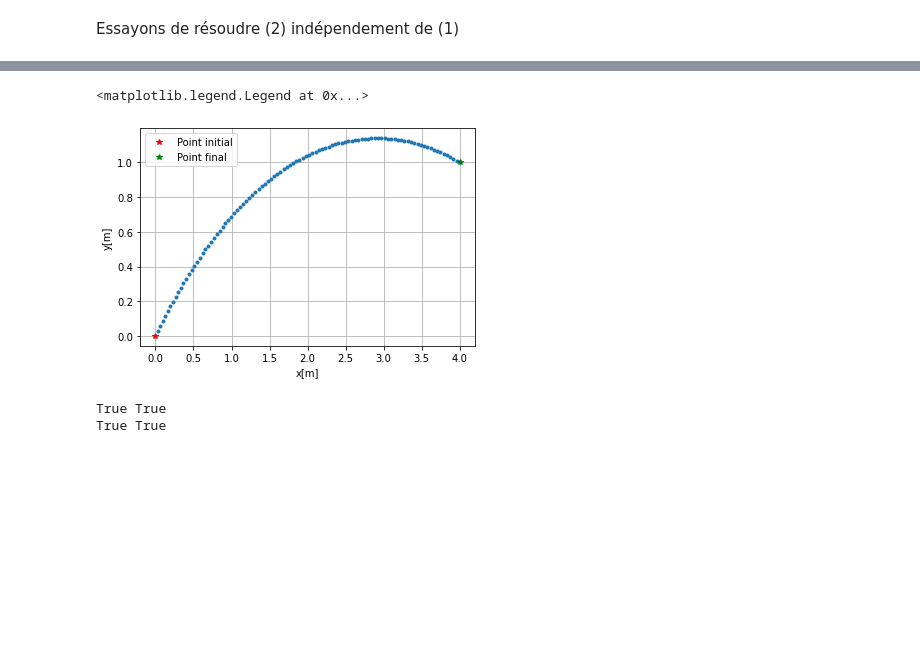
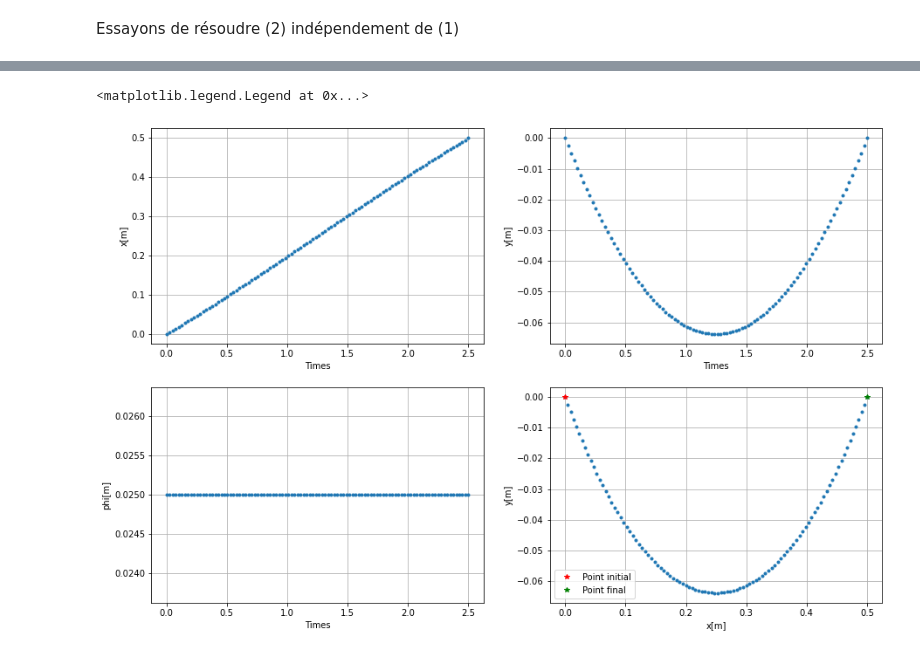
Before and after one commit to Zasfour/Locomotion-humain, a Jupyter notebook: Etude_de_la_locomotion_humaine.ipynb.ipynb, the cells around one changed output, grey strips where cells are left out. Cells and saved outputs as stored; diff of their text form; code cells hidden in the pictures; blank space fills up the shorter version.

```diff
--- a/Etude_de_la_locomotion_humaine.ipynb.ipynb
+++ b/Etude_de_la_locomotion_humaine.ipynb.ipynb
@@ -64,8 +67,10 @@ s.c \ &  \forall i \in \{1,...,n \}  \\
 Essayons de résoudre (2) indépendement de (1)
 # %%
 n = 100
-T = 0.05
+T = 2.5
 taux = T/n
+
+Times = np.linspace(0, T, n)
 # %%
 ## selon le rapport
 
@@ -101,5 +106,7 @@ u3 = SX.sym('u3', n )         ## accélération de v2
 # %%
 f= Function('f',[x],[x[1:]])
+# %%
+phi = Function ('phi', [u1,u2,u3], [(taux)*(alfa0+ alfa1*dot(u1,u1)+alfa2*dot(u2,u2)+ alfa3*dot(u3,u3))])
 # %%
 opti = casadi.Opti()   # cette fonction nous permet de trouver la solution de problème
 
@@ -166,4 +173,8 @@ Total number of inequality constraints...............:        0
 # %%
 X = sol.value(x)
 Y = sol.value(y)
-sol.value(teta)
+U1 = sol.value(u1)
+U2 = sol.value(u2)
+U3 = sol.value(u3)
+
+#sol.value(teta)
@@ -191,20 +181,38 @@ array([41.        , 40.98989899, 40.97979798, 40.96969697, 40.95959596,
-# %%
-plt.plot (X,Y , '.')
-
-plt.plot(x0,y0, '*', label = 'Point initial', color = 'red')
-plt.plot(xf,yf, '*', label = 'Point final', color = 'green')
-
-plt.xlabel('x[m]')
-plt.ylabel('y[m]')
-plt.grid(True)
-
-plt.legend()
-# %% [output]
-<matplotlib.legend.Legend at 0x...>
-[figure, removed]
-# %%
-print(x0 == X[0], xf == X[-1])
-print(y0 == Y[0], yf == Y[-1])
-# %% [output]
-True True
-True True
+# %%
+F = np.zeros(n)
+
+for i in range (n):
+    F[i] = phi(U1[i], U2[i], U3[i])
+# %%
+plt.subplots(figsize=(15, 10))
+
+plt.subplot(2, 2, 1)
+plt.plot (Times,X , '.')
+plt.xlabel('Times')
+plt.ylabel('x[m]')
+plt.grid(True)
+
+plt.subplot(2, 2, 2)
+plt.plot (Times,Y , '.')
+plt.xlabel('Times')
+plt.ylabel('y[m]')
+plt.grid(True)
+
+plt.subplot(2, 2, 3)
+plt.plot (Times,F , '.')
+plt.xlabel('Times')
+plt.ylabel('phi[m]')
+plt.grid(True)
+
+plt.subplot(2, 2, 4)
+plt.plot (X,Y , '.')
+plt.plot(x0,y0, '*', label = 'Point initial', color = 'red')
+plt.plot(xf,yf, '*', label = 'Point final', color = 'green')
+
+plt.xlabel('x[m]')
+plt.ylabel('y[m]')
+plt.grid(True)
+plt.legend()
+# %% [output]
+<matplotlib.legend.Legend at 0x...>
+[figure, added]
```
Also changed, not shown: parts of 7 cells of this notebook.
